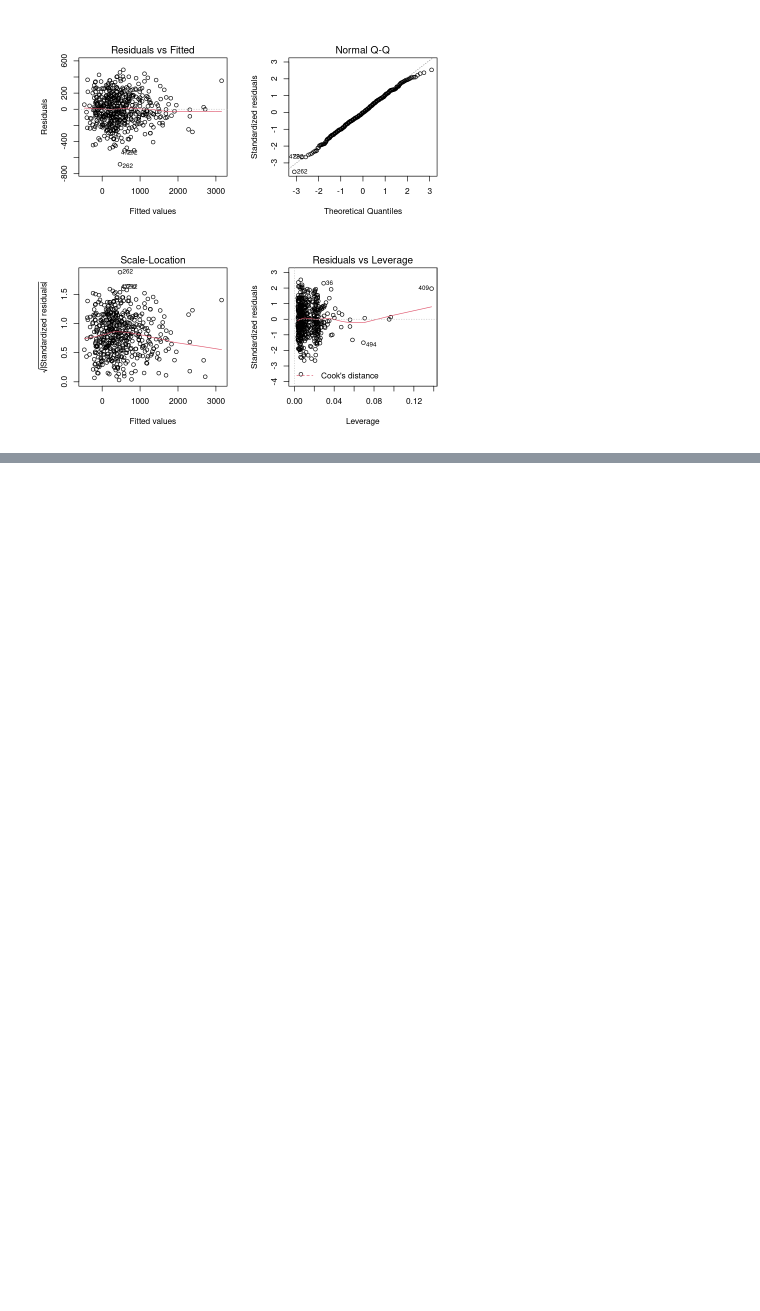
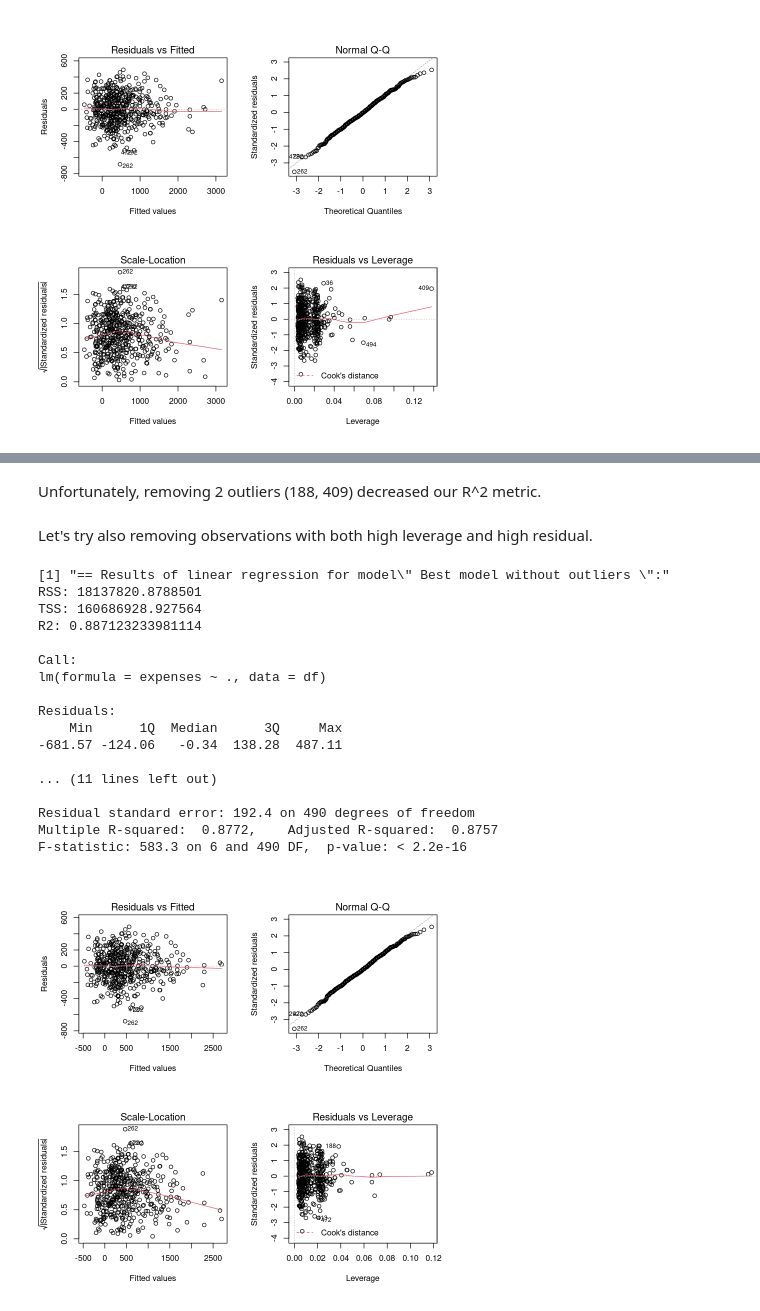
Before and after one commit to bieganski/stat, a Jupyter notebook: ex1/solution.ipynb, the cells around one changed output, grey strips where cells are left out. Drawn from its saved outputs; the diff is of its cells as text; code cells hidden in the pictures; blank space fills up the shorter version.

Commit message:
cleanup performed. TODO sub.ex. 5

```diff
--- a/ex1/solution.ipynb
+++ b/ex1/solution.ipynb
@@ -466,0 +406,29 @@ Removing high-error-and-leverage observations also hadn't improved accuracy.
+# %% [markdown]
+Unfortunately, removing 2 outliers (188, 409) decreased our R^2 metric.
+# %% [markdown]
+Let's try also removing observations with both high leverage and high residual.
+# %%
+df_leverage <- gen_best_model()
+df_leverage <- df_leverage[-c(409, 494, 36),]
+best_fit_leverage <- perform_regression(df_leverage, "Best model without outliers")
+par(mfrow=c(2,2))
+plot(best_fit_leverage)
+# %% [output]
+[1] "== Results of linear regression for model\" Best model without outliers \":"
+RSS: 18137820.8788501
+TSS: 160686928.927564
+R2: 0.887123233981114
+
+Call:
+lm(formula = expenses ~ ., data = df)
+
+Residuals:
+    Min      1Q  Median      3Q     Max
+-681.57 -124.06   -0.34  138.28  487.11
+
+... (11 lines left out)
+
+Residual standard error: 192.4 on 490 degrees of freedom
+Multiple R-squared:  0.8772,    Adjusted R-squared:  0.8757
+F-statistic: 583.3 on 6 and 490 DF,  p-value: < 2.2e-16
+[figure, added]
```
Also changed, not shown: parts of 29 cells of this notebook.
